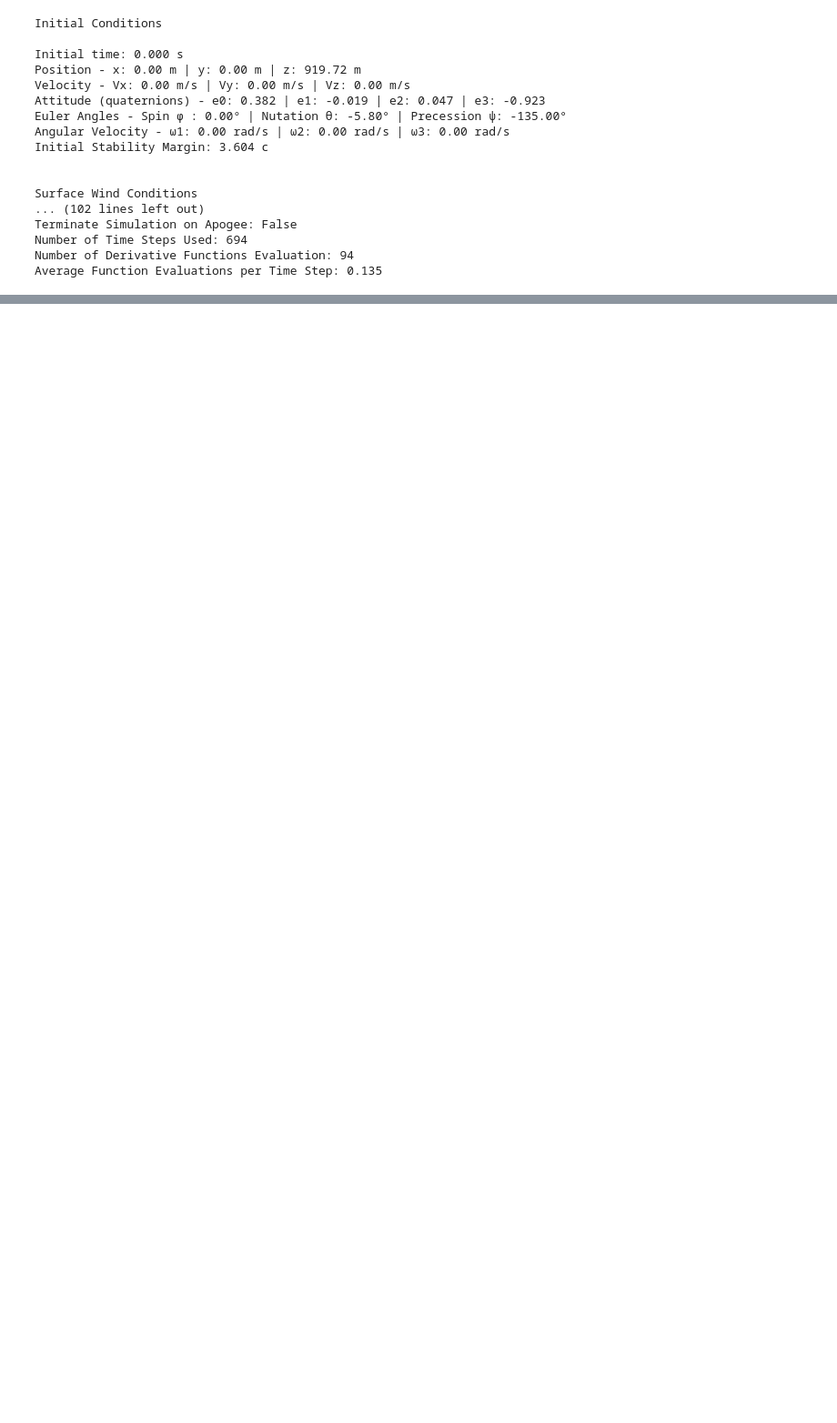
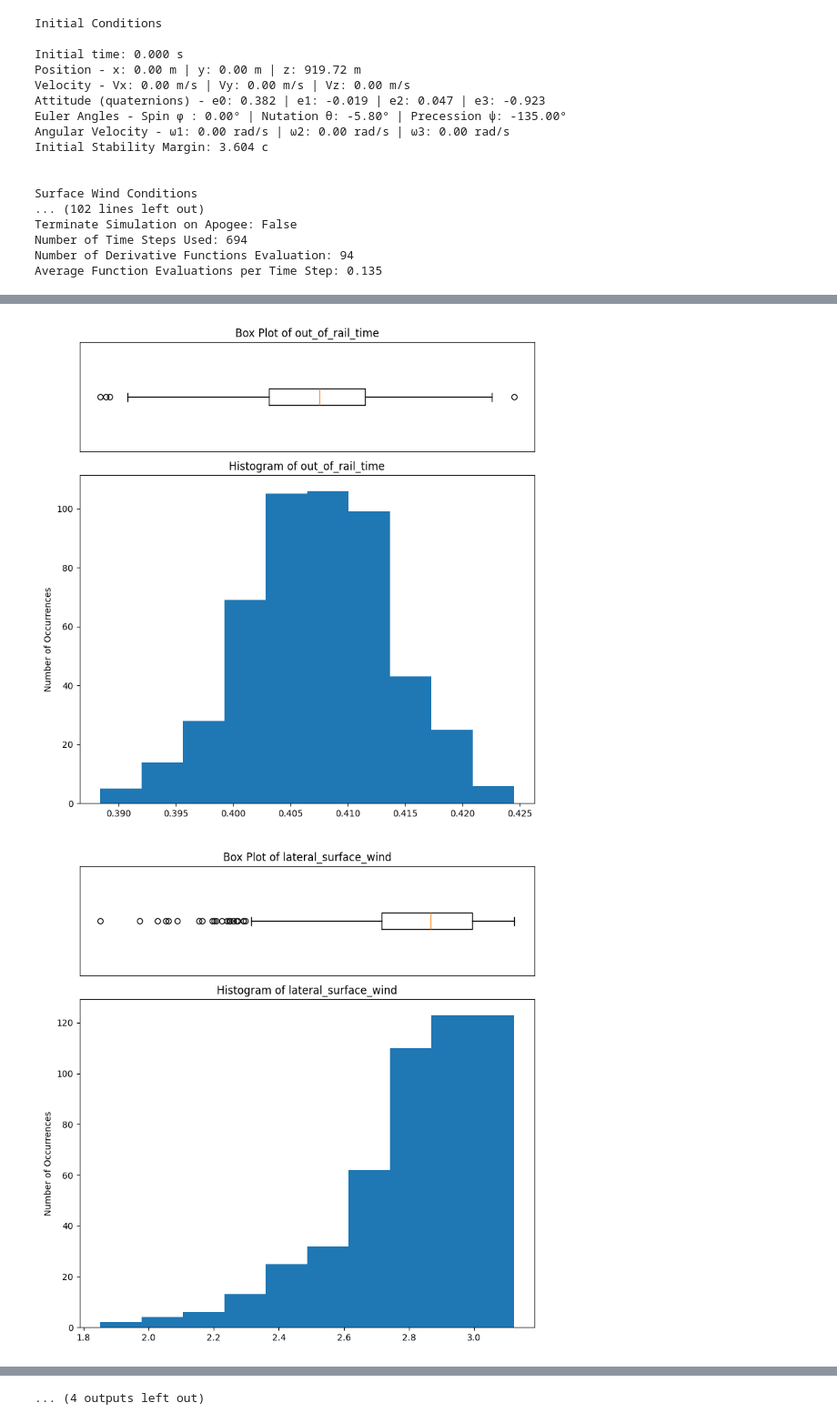
Before and after one commit to GoldenFlashesRocketry/ARES_RocketPy, a Jupyter notebook: Valkyrie_Sim.ipynb, the cells around one changed output, grey strips where cells are left out. Shown at 91% size. Saved outputs shown, nothing was run; the diff lists cells and outputs as text; code cells hidden in the pictures; blank space fills up the shorter version.

Commit message:
Working Monte Carlo for Valkyrie

```diff
--- a/Valkyrie_Sim.ipynb
+++ b/Valkyrie_Sim.ipynb
@@ -131,0 +197,13 @@ Average Function Evaluations per Time Step: 0.135
+# %%
+# Stochastic Rocket
+
+stochastic_rocket = StochasticRocket(
+    rocket = Valkyrie,
+    radius = 0.0127/1000,
+    mass = 0.24,
+    power_off_drag_factor= (1,0.1),
+    power_on_drag_factor=(1,0.1),
+)
+
+stochastic_rocket.add_motor(stochastic_motor, position=0.001),
+stochastic_rocket.visualize_attributes()
@@ -131,0 +230,8 @@ Average Function Evaluations per Time Step: 0.135
+# %%
+# Stochastic Flight
+stochastic_flight = StochasticFlight(
+    flight = test_flight,
+    inclination = 2.5,
+    heading = 10,
+)
+stochastic_flight.visualize_attributes()
@@ -131,0 +247,16 @@ Average Function Evaluations per Time Step: 0.135
+# %%
+# Monte Carlo Simulation
+test_dispersion = MonteCarlo(
+    filename = "MonteCarlo/ValkyrieMC",
+    environment=stochastic_env,
+    rocket=stochastic_rocket,
+    flight=stochastic_flight,
+)
+
+test_dispersion.simulate(
+    number_of_simulations=500,
+    append=False,
+    include_function_data=False,
+    parallel=True,
+    n_workers = 10,
+)
@@ -131,0 +292,5 @@ Average Function Evaluations per Time Step: 0.135
+# %%
+test_dispersion.plots.all()
+# %% [output]
+[figure, added]
+[figure, added]
@@ -131,0 +307 @@ Average Function Evaluations per Time Step: 0.135
+... (4 outputs left out)
```
Also changed, not shown: parts of 9 cells of this notebook.
